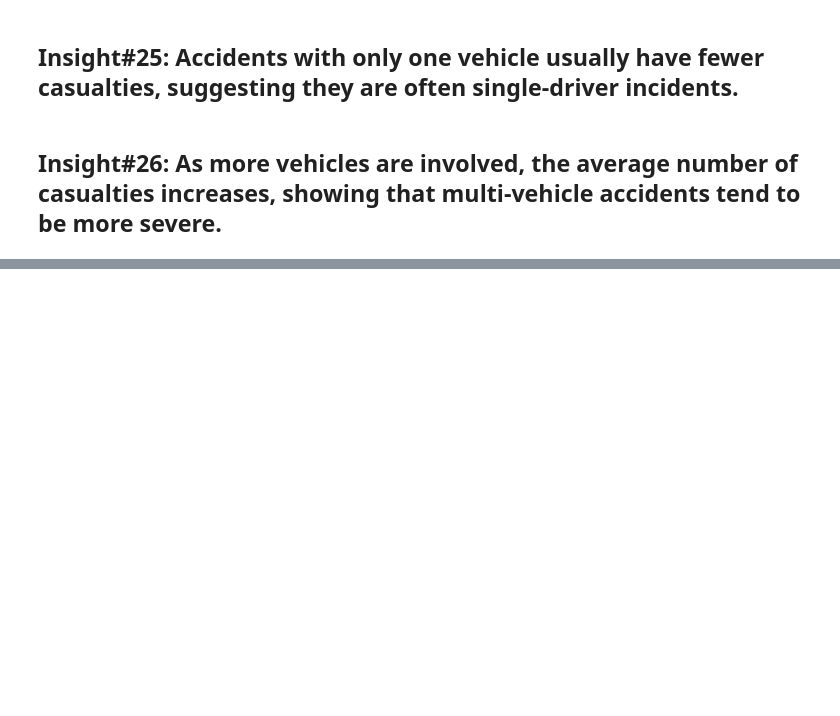
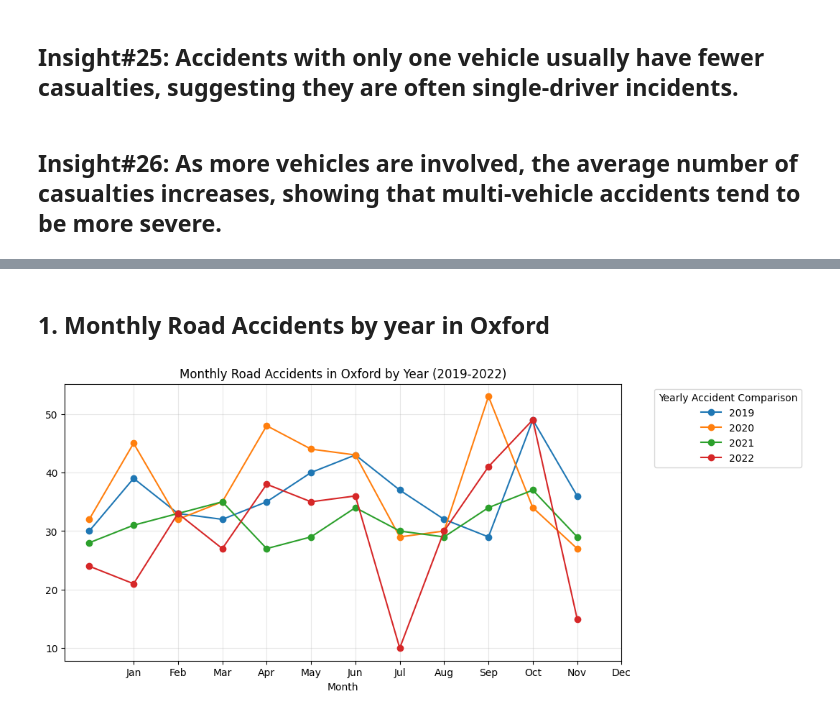
Before and after one commit to rodicakes21/ELEC303-DATA-ANALYTICS-ALABADO, a Jupyter notebook: activity2.ipynb, the cells around one changed output, grey strips where cells are left out. Saved outputs shown, nothing was run; the diff lists cells and outputs as text; code cells hidden in the pictures; blank space fills up the shorter version.

```diff
--- a/activity2.ipynb
+++ b/activity2.ipynb
@@ -442,0 +463,20 @@ plt.show()
+# %%
+oxford_road = road[road['District Area'] == 'Oxford']
+# %% [markdown]
+<h2>1. Monthly Road Accidents by year in Oxford</h2>
+# %%
+monthly_oxdata = oxford_road.groupby(['Year', 'Month']).size()
+
+monthly_oxdata = monthly_oxdata.unstack(level=0)
+
+monthly_oxdata.plot(
+    marker='o',
+    figsize=(10, 5),
+    title='Monthly Road Accidents in Oxford by Year (2019-2022)'
+)
+plt.xticks(range(1, 13), ['Jan','Feb','Mar','Apr','May','Jun','Jul','Aug','Sep','Oct','Nov','Dec'])
+plt.legend(title='Yearly Accident Comparison', bbox_to_anchor = (1.05,1), loc='upper left')
+plt.grid(alpha=0.3)
+plt.show()
+# %% [output]
+[figure, added]
```
Also changed, not shown: parts of 21 cells of this notebook.
